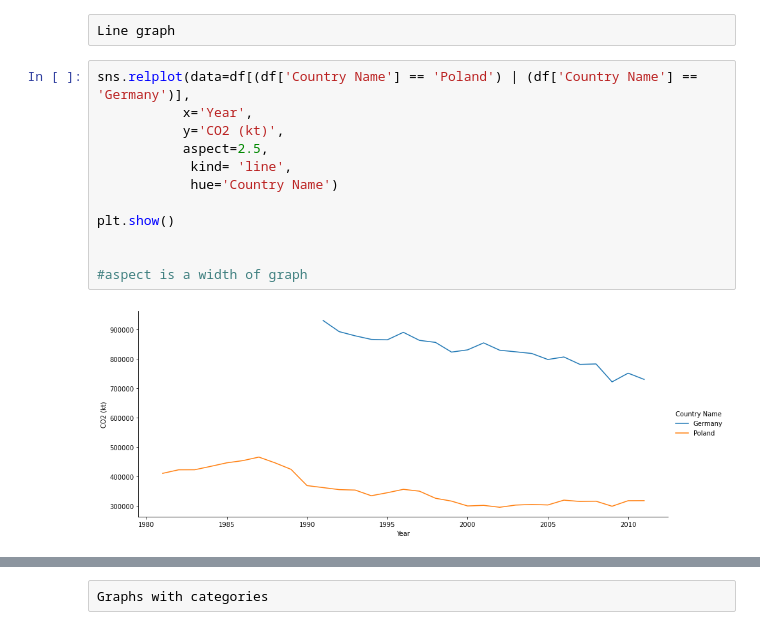
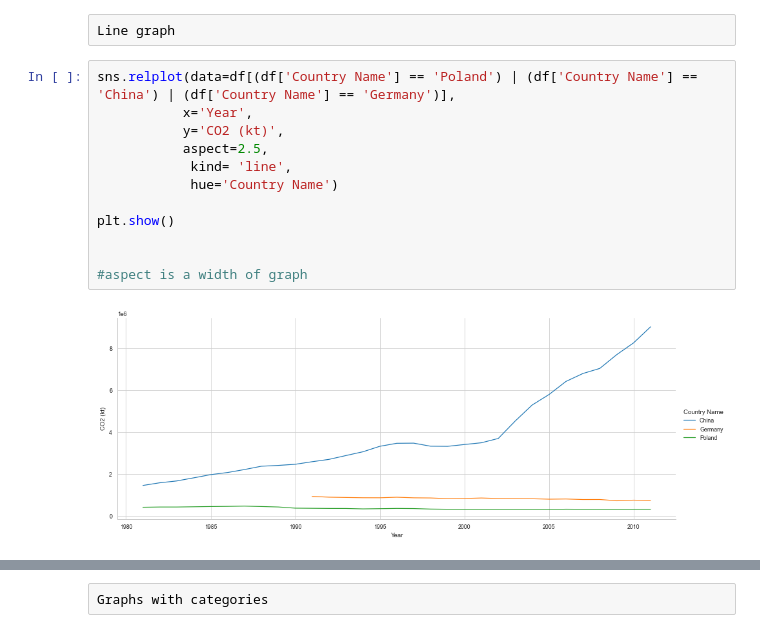
Before and after one commit to Kaemer1645/DATA_SCIENCE, a Jupyter notebook: SEABORN/Seaborn_intro.ipynb, the cells around one changed output, grey strips where cells are left out. Saved outputs shown, nothing was run; the diff lists cells and outputs as text.

```diff
--- a/SEABORN/Seaborn_intro.ipynb
+++ b/SEABORN/Seaborn_intro.ipynb
@@ -68,19 +68,19 @@ Present a few graphs examples
 # %% [raw]
 Line graph
 # %%
-sns.relplot(data=df[(df['Country Name'] == 'Poland') | (df['Country Name'] == 'Germany')],
+sns.relplot(data=df[(df['Country Name'] == 'Poland') | (df['Country Name'] == 'China') | (df['Country Name'] == 'Germany')],
            x='Year',
            y='CO2 (kt)',
            aspect=2.5,
             kind= 'line',
             hue='Country Name')
 
 plt.show()
 
 
 #aspect is a width of graph
 # %% [output]
-[figure, old version]
+[figure, new version]
 # %%
 sns.relplot(data=df[(df['Country Name'] == 'Poland') | (df['Country Name'] == 'Germany')],
            x='Year',
```
Also changed, not shown: parts of 13 cells of this notebook, 1 other file.
